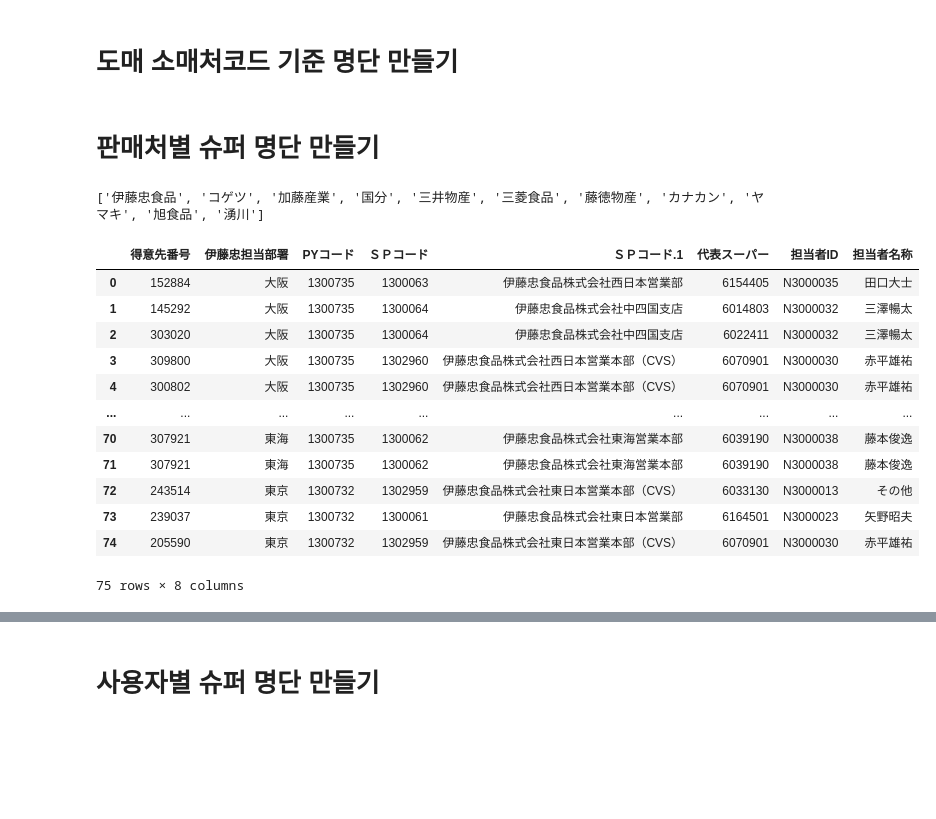
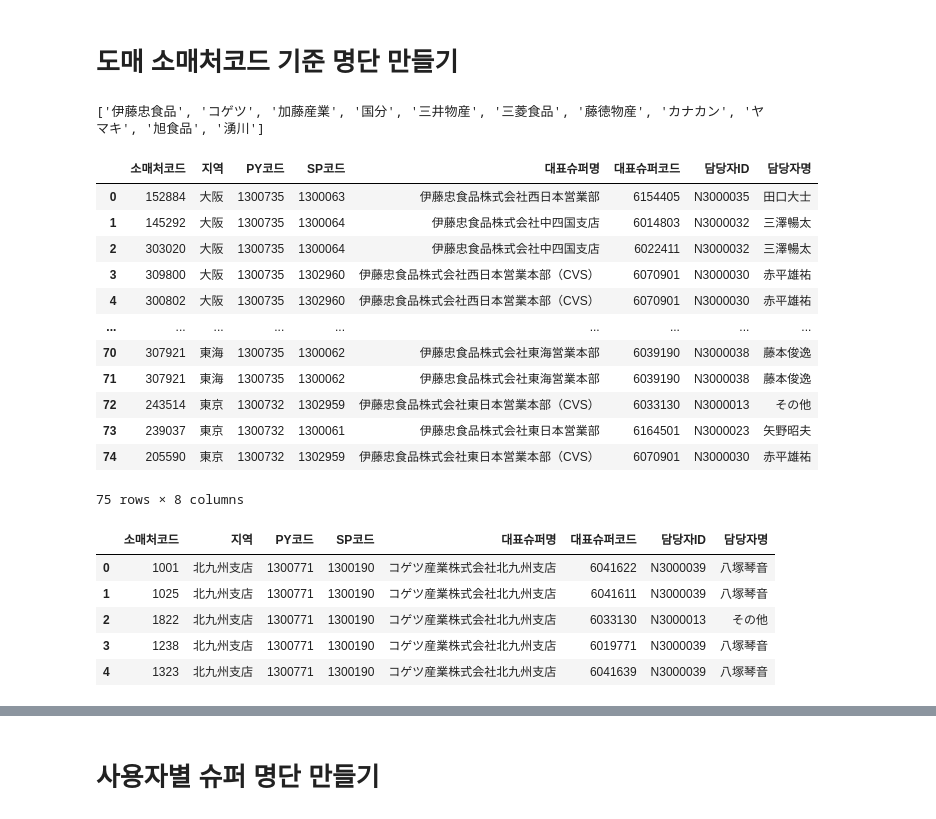
Before and after one commit to mushrhyme/easy-rebate, a Jupyter notebook: notepad.ipynb, the cells around one changed output, grey strips where cells are left out. Drawn from its saved outputs; the diff is of its cells as text; code cells hidden in the pictures; blank space fills up the shorter version.

```diff
--- a/notepad.ipynb
+++ b/notepad.ipynb
@@ -2,8 +2,6 @@
 import pandas as pd
 # %% [markdown]
 # 도매 소매처코드 기준 명단 만들기
-# %% [markdown]
-# 판매처별 슈퍼 명단 만들기
 # %%
 import pandas as pd
 
@@ -14,9 +12,10 @@ df_1 = pd.read_excel("/Users/nongshim/Downloads/問屋取引先コード・
 # %% [output]
 ['伊藤忠食品', 'コゲツ', '加藤産業', '国分', '三井物産', '三菱食品', '藤徳物産', 'カナカン', 'ヤマキ', '旭食品', '湧川']
 # %%
-df_1.columns = []
+df_1.columns = ["소매처코드", "지역", "PY코드", "SP코드", "대표슈퍼명", "대표슈퍼코드", "담당자ID", "담당자명"]
+df_1
 # %% [output]
-|  | 得意先番号 | 伊藤忠担当部署 | PYコード | ＳＰコード | ＳＰコード.1 | 代表スーパー | 担当者ID | 担当者名称 |
+|  | 소매처코드 | 지역 | PY코드 | SP코드 | 대표슈퍼명 | 대표슈퍼코드 | 담당자ID | 담당자명 |
 | 0 | 152884 | 大阪 | 1300735 | 1300063 | 伊藤忠食品株式会社西日本営業部 | 6154405 | N3000035 | 田口大士 |
 | 1 | 145292 | 大阪 | 1300735 | 1300064 | 伊藤忠食品株式会社中四国支店 | 6014803 | N3000032 | 三澤暢太 |
 | 2 | 303020 | 大阪 | 1300735 | 1300064 | 伊藤忠食品株式会社中四国支店 | 6022411 | N3000032 | 三澤暢太 |
@@ -29,3 +28,14 @@ df_1.columns = []
 | 73 | 239037 | 東京 | 1300732 | 1300061 | 伊藤忠食品株式会社東日本営業部 | 6164501 | N3000023 | 矢野昭夫 |
 | 74 | 205590 | 東京 | 1300732 | 1302959 | 伊藤忠食品株式会社東日本営業本部（CVS） | 6070901 | N3000030 | 赤平雄祐 |
 75 rows × 8 columns
+# %%
+df_2 = pd.read_excel("/Users/nongshim/Downloads/問屋取引先コード・小売店コード26.01.27.xlsx", sheet_name=excel_file.sheet_names[1], skiprows=1).iloc[:, 1:]
+df_2.columns = ["소매처코드", "지역", "PY코드", "SP코드", "대표슈퍼명", "대표슈퍼코드", "담당자ID", "담당자명"]
+df_2.head()
+# %% [output]
+|  | 소매처코드 | 지역 | PY코드 | SP코드 | 대표슈퍼명 | 대표슈퍼코드 | 담당자ID | 담당자명 |
+| 0 | 1001 | 北九州支店 | 1300771 | 1300190 | コゲツ産業株式会社北九州支店 | 6041622 | N3000039 | 八塚琴音 |
+| 1 | 1025 | 北九州支店 | 1300771 | 1300190 | コゲツ産業株式会社北九州支店 | 6041611 | N3000039 | 八塚琴音 |
+| 2 | 1822 | 北九州支店 | 1300771 | 1300190 | コゲツ産業株式会社北九州支店 | 6033130 | N3000013 | その他 |
+| 3 | 1238 | 北九州支店 | 1300771 | 1300190 | コゲツ産業株式会社北九州支店 | 6019771 | N3000039 | 八塚琴音 |
+| 4 | 1323 | 北九州支店 | 1300771 | 1300190 | コゲツ産業株式会社北九州支店 | 6041639 | N3000039 | 八塚琴音 |
```
Also changed, not shown: parts of 11 cells of this notebook, 33 other files.
